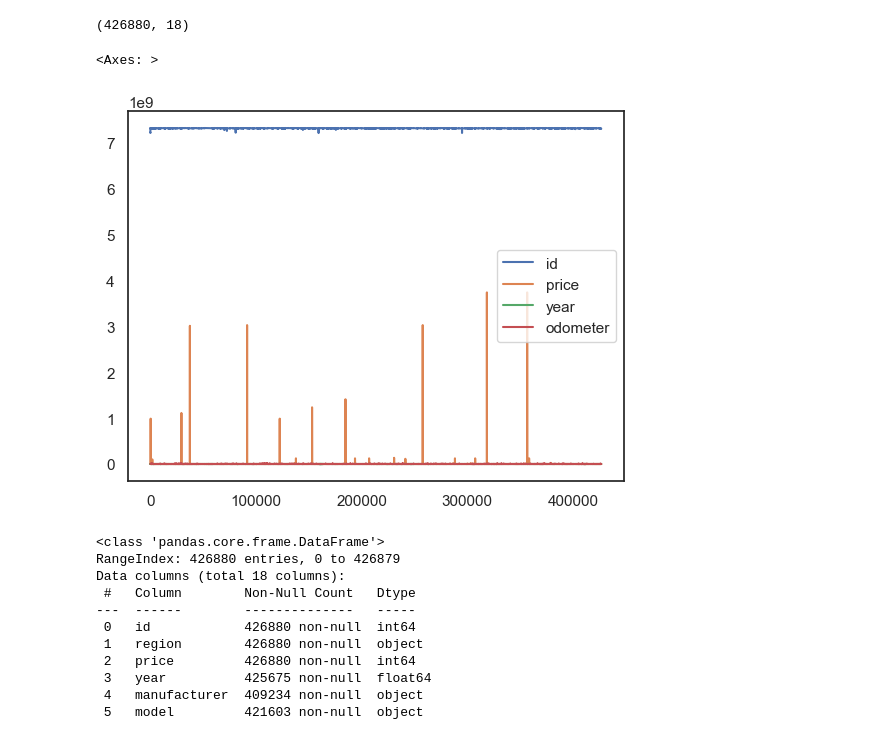
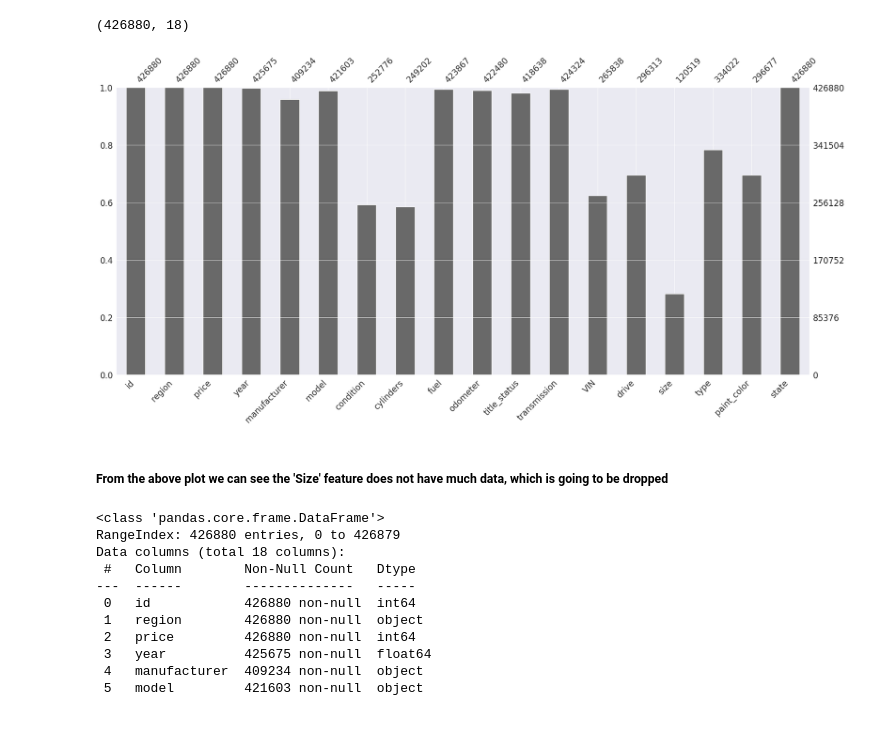
Before and after one commit to PlamenStilyianov/Professional_Certificate_in_ML_and_AI, a Jupyter notebook: Module11/practical_application_II_starter/prompt_II.ipynb, the cells around one changed output. Drawn from its saved outputs; the diff is of its cells as text; code cells hidden in the pictures.

```diff
--- a/Module11/practical_application_II_starter/prompt_II.ipynb
+++ b/Module11/practical_application_II_starter/prompt_II.ipynb
@@ -56,10 +65,11 @@ df.shape
 (426880, 18)
 # %%
 # Id feature presnt
-df.plot()
+msno.bar(df);
 # %% [output]
-<Axes: >
-[figure, old version]
+[figure, new version]
+# %% [markdown]
+##### From the above plot we can see the 'Size' feature does not have much data, which is going to be dropped
 # %%
 # There are plenty non-numerical( categorical = 14) features
 df.info()
```
Also changed, not shown: parts of 55 cells of this notebook, 5 other files.
